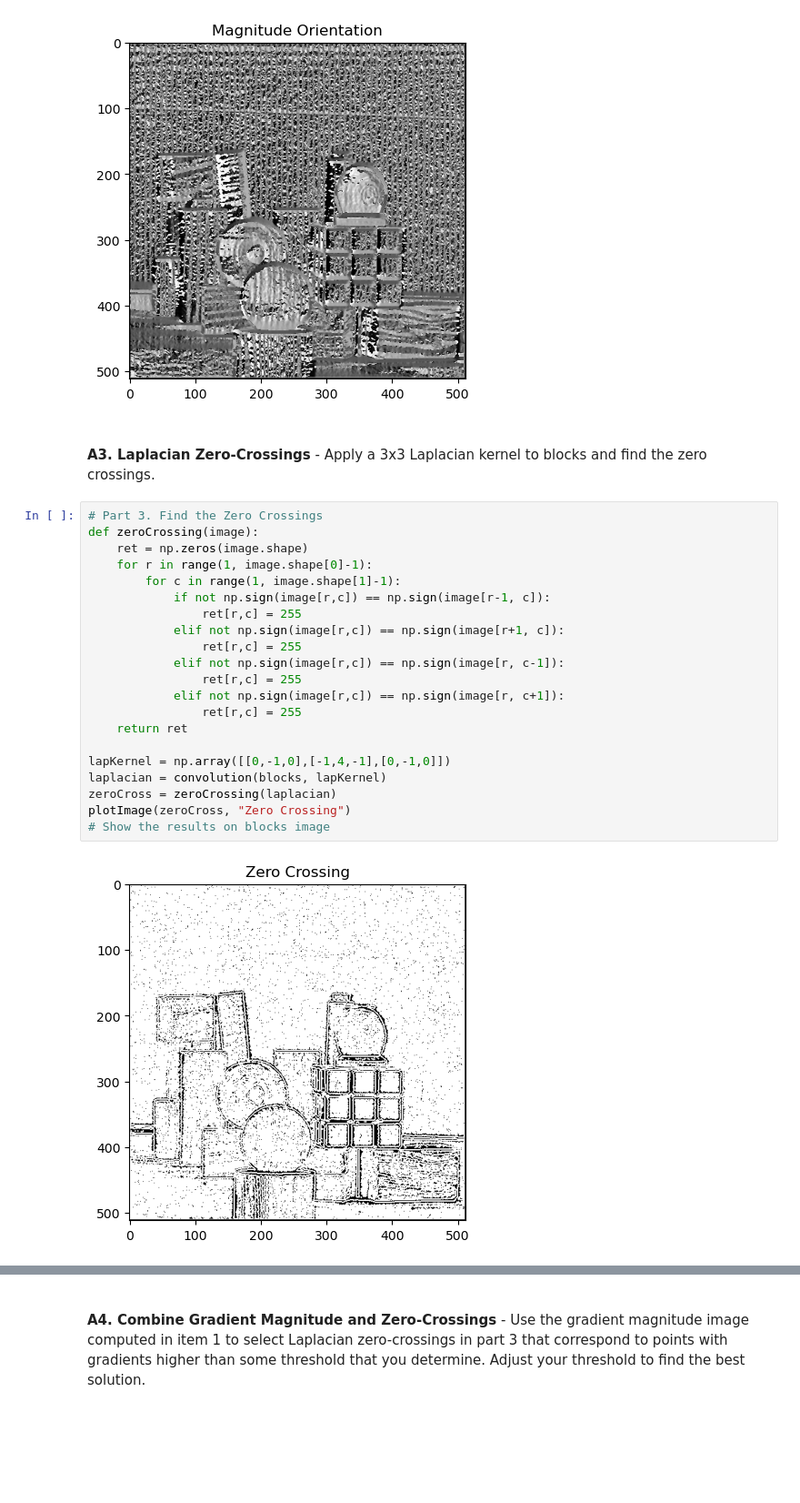
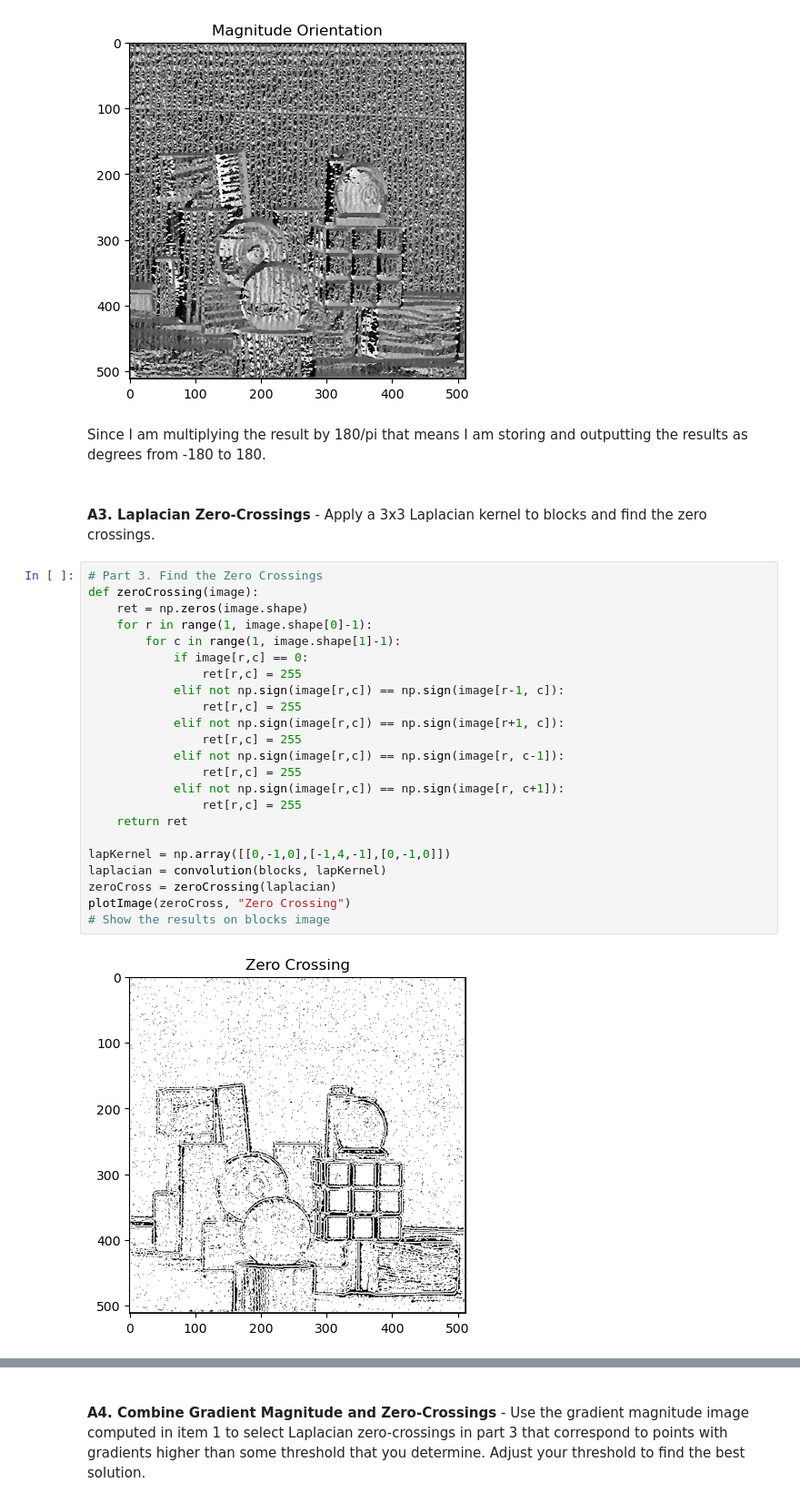
Before and after one commit to BrennanBertola/CS450, a Jupyter notebook: proj1-edges-hough/Project1-Edges-Hough.ipynb, the cells around one changed output, grey strips where cells are left out. Shown at 91% size. Cells and saved outputs as stored; diff of their text form; blank space fills up the shorter version.

```diff
--- a/proj1-edges-hough/Project1-Edges-Hough.ipynb
+++ b/proj1-edges-hough/Project1-Edges-Hough.ipynb
@@ -95,28 +95,32 @@ plotImage(orientation, "Magnitude Orientation")
 # Show your results on the blocks image
 # %% [output]
 [figure]
+# %% [markdown]
+Since I am multiplying the result by 180/pi that means I am storing and outputting the results as degrees from -180 to 180.
 # %% [markdown]
 <br><b>A3. Laplacian Zero-Crossings</b> - Apply a 3x3 Laplacian kernel to blocks and find the zero crossings.
 # %%
 # Part 3. Find the Zero Crossings
 def zeroCrossing(image):
     ret = np.zeros(image.shape)
     for r in range(1, image.shape[0]-1):
         for c in range(1, image.shape[1]-1):
-            if not np.sign(image[r,c]) == np.sign(image[r-1, c]):
+            if image[r,c] == 0:
+                ret[r,c] = 255
+            elif not np.sign(image[r,c]) == np.sign(image[r-1, c]):
                 ret[r,c] = 255
             elif not np.sign(image[r,c]) == np.sign(image[r+1, c]):
                 ret[r,c] = 255
             elif not np.sign(image[r,c]) == np.sign(image[r, c-1]):
                 ret[r,c] = 255
             elif not np.sign(image[r,c]) == np.sign(image[r, c+1]):
                 ret[r,c] = 255
     return ret
 
 lapKernel = np.array([[0,-1,0],[-1,4,-1],[0,-1,0]])
 laplacian = convolution(blocks, lapKernel)
 zeroCross = zeroCrossing(laplacian)
 plotImage(zeroCross, "Zero Crossing")
 # Show the results on blocks image
 # %% [output]
-[figure, old version]
+[figure, new version]
```
Also changed, not shown: parts of 2 cells of this notebook.
